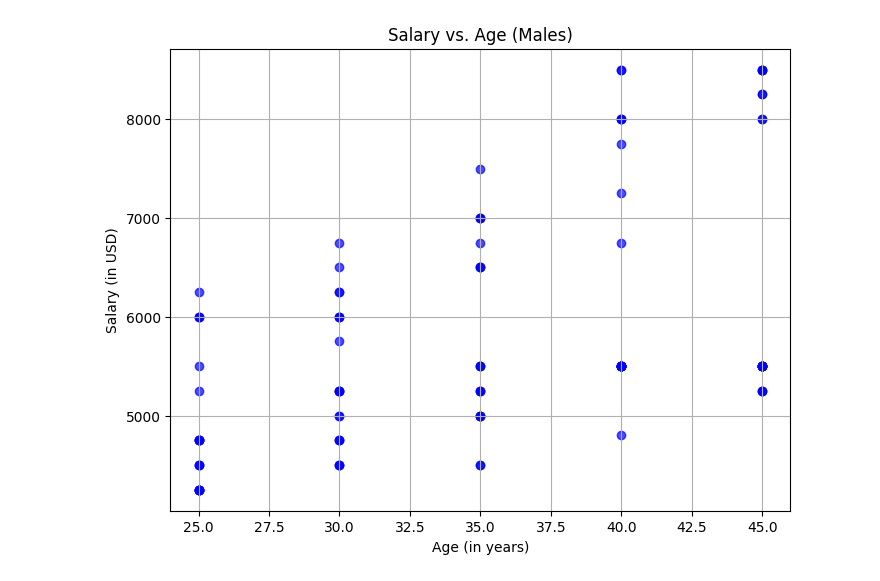
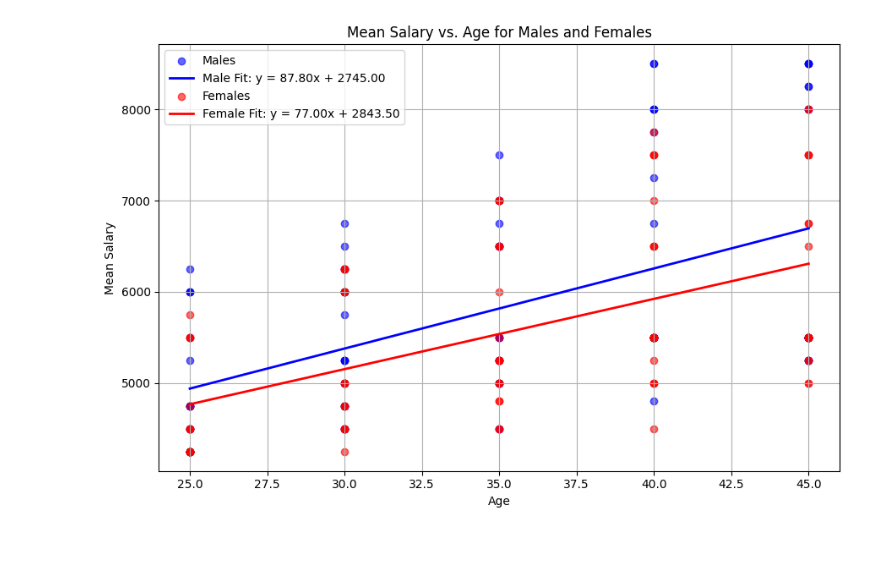
Before and after one commit to MagnusLauO/Project-in-Stat.-Eval.-02445, a Jupyter notebook: statistics.ipynb, the cells around one changed output. Cells and saved outputs as stored; diff of their text form; code cells hidden in the pictures; blank space fills up the shorter version.

```diff
--- a/statistics.ipynb
+++ b/statistics.ipynb
@@ -10,14 +11,49 @@ df = pd.read_csv('02445 Datasheet.csv')
 # separate the first 100 rows of the dataframe into a new dataframe and the last 100 rows into another dataframe
 df_m = df.iloc[:100]
 df_f = df.iloc[100:]
-# %%
-# make a scatter plot of mean salary vs. age for df_m
-plt.figure(figsize=(8, 6))
-plt.scatter(df_m['age'], df_m['mean_salary'], alpha=0.7, color='blue')
-plt.title('Salary vs. Age (Males)')
-plt.xlabel('Age (in years)')
-plt.ylabel('Salary (in USD)')
-plt.grid(True)
-plt.show()
-# %% [output]
-[figure, removed]
+# %%
+# Extract data
+ages_m = df_m['age']
+salaries_m = df_m['mean_salary']
+
+ages_f = df_f['age']
+salaries_f = df_f['mean_salary']
+
+# --- Male regression ---
+n_m = len(ages_m)
+x_mean_m = sum(ages_m) / n_m
+y_mean_m = sum(salaries_m) / n_m
+slope_m = sum((ages_m.iloc[i] - x_mean_m) * (salaries_m.iloc[i] - y_mean_m) for i in range(n_m)) / \
+          sum((ages_m.iloc[i] - x_mean_m)**2 for i in range(n_m))
+intercept_m = y_mean_m - slope_m * x_mean_m
+
+# --- Female regression ---
+n_f = len(ages_f)
+x_mean_f = sum(ages_f) / n_f
+y_mean_f = sum(salaries_f) / n_f
+slope_f = sum((ages_f.iloc[i] - x_mean_f) * (salaries_f.iloc[i] - y_mean_f) for i in range(n_f)) / \
+          sum((ages_f.iloc[i] - x_mean_f)**2 for i in range(n_f))
+intercept_f = y_mean_f - slope_f * x_mean_f
+
+# Regression line values
+x_vals = sorted(set(ages_m) | set(ages_f))  # Union of all unique age values
+y_vals_m = [slope_m * x + intercept_m for x in x_vals]
+y_vals_f = [slope_f * x + intercept_f for x in x_vals]
+
+# --- Plotting ---
+plt.figure(figsize=(9, 6))
+plt.scatter(ages_m, salaries_m, color='blue', alpha=0.6, label='Males')
+plt.plot(x_vals, y_vals_m, color='blue', linewidth=2, label=f'Male Fit: y = {slope_m:.2f}x + {intercept_m:.2f}')
+
+plt.scatter(ages_f, salaries_f, color='red', alpha=0.6, label='Females')
+plt.plot(x_vals, y_vals_f, color='red', linewidth=2, label=f'Female Fit: y = {slope_f:.2f}x + {intercept_f:.2f}')
+
+plt.title('Mean Salary vs. Age for Males and Females')
+plt.xlabel('Age')
+plt.ylabel('Mean Salary')
+plt.grid(True)
+plt.legend()
+plt.tight_layout()
+plt.show()
+# %% [output]
+[figure, added]
```
Also changed, not shown: parts of 10 cells of this notebook.
